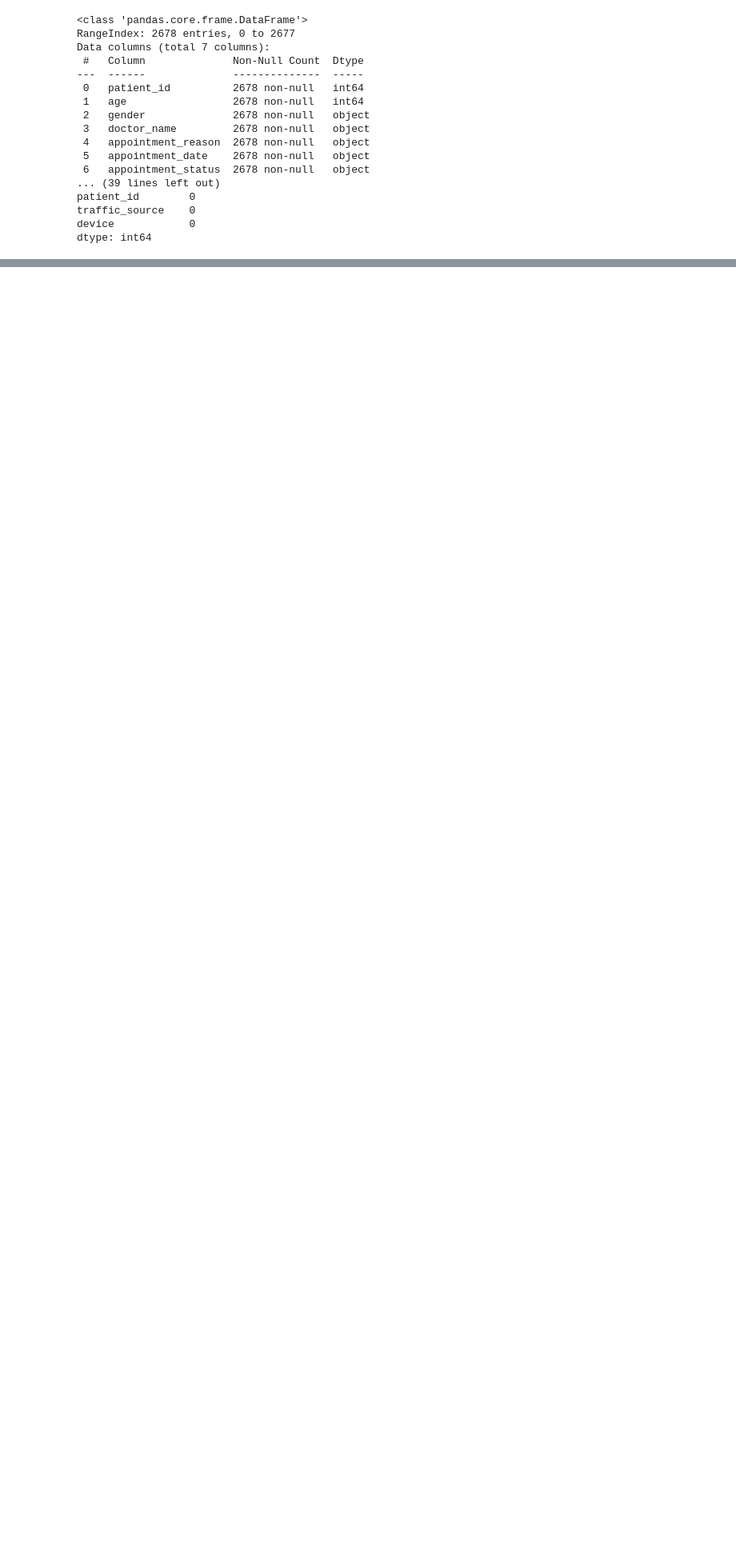
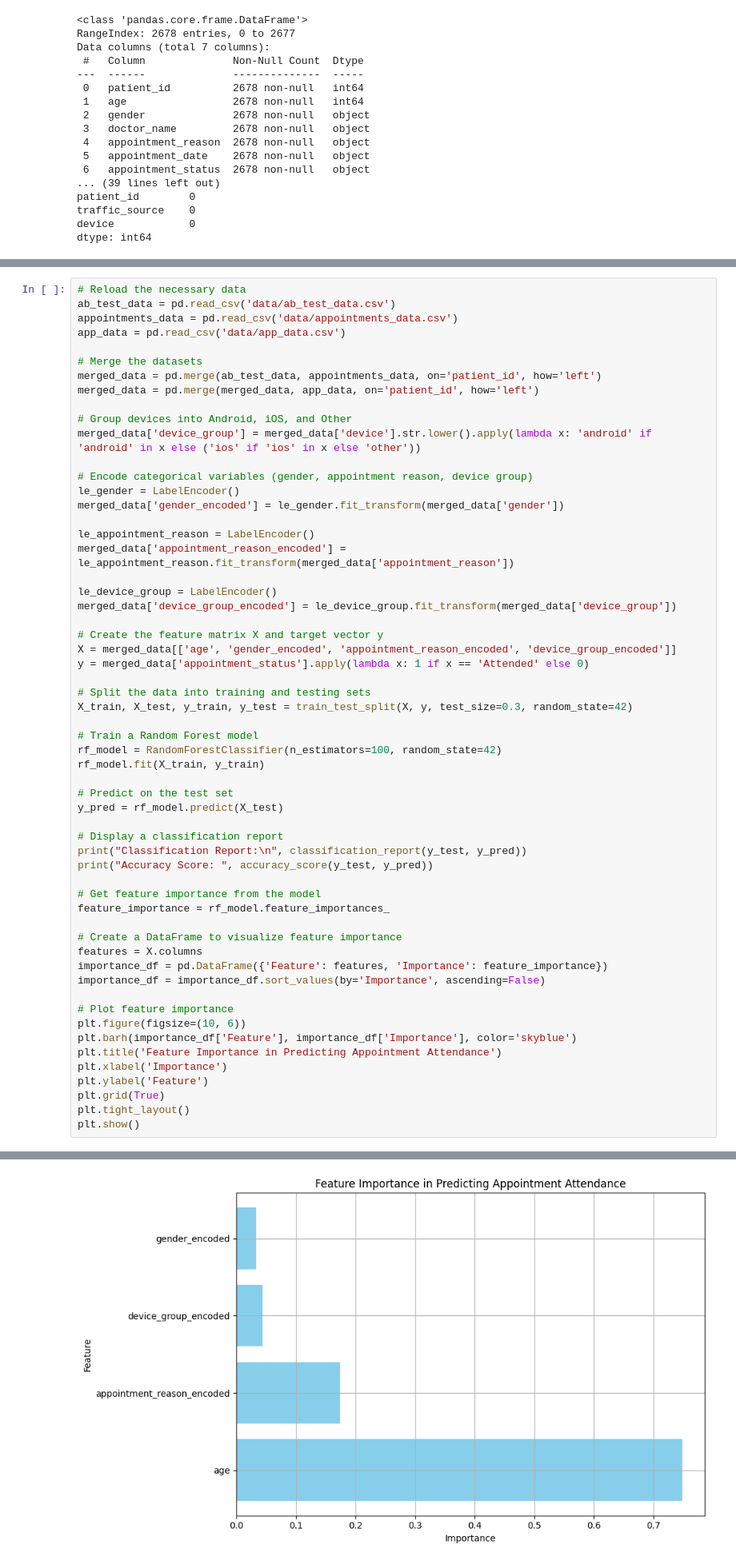
Before and after one commit to Ismat-Samadov/kyla_ProductAnalyst, a Jupyter notebook: EDA.ipynb, the cells around one changed output, grey strips where cells are left out. Shown at 80% size. Cells and saved outputs as stored; diff of their text form; blank space fills up the shorter version.

```diff
--- a/EDA.ipynb
+++ b/EDA.ipynb
@@ -201,0 +150,59 @@ weighted avg       0.60      0.78      0.68      1698
+# %%
+# Reload the necessary data
+ab_test_data = pd.read_csv('data/ab_test_data.csv')
+appointments_data = pd.read_csv('data/appointments_data.csv')
+app_data = pd.read_csv('data/app_data.csv')
+
+# Merge the datasets
+merged_data = pd.merge(ab_test_data, appointments_data, on='patient_id', how='left')
+merged_data = pd.merge(merged_data, app_data, on='patient_id', how='left')
+
+# Group devices into Android, iOS, and Other
+merged_data['device_group'] = merged_data['device'].str.lower().apply(lambda x: 'android' if 'android' in x else ('ios' if 'ios' in x else 'other'))
+
+# Encode categorical variables (gender, appointment reason, device group)
+le_gender = LabelEncoder()
+merged_data['gender_encoded'] = le_gender.fit_transform(merged_data['gender'])
+
+le_appointment_reason = LabelEncoder()
+merged_data['appointment_reason_encoded'] = le_appointment_reason.fit_transform(merged_data['appointment_reason'])
+
+le_device_group = LabelEncoder()
+merged_data['device_group_encoded'] = le_device_group.fit_transform(merged_data['device_group'])
+
+# Create the feature matrix X and target vector y
+X = merged_data[['age', 'gender_encoded', 'appointment_reason_encoded', 'device_group_encoded']]
+y = merged_data['appointment_status'].apply(lambda x: 1 if x == 'Attended' else 0)
+
+# Split the data into training and testing sets
+X_train, X_test, y_train, y_test = train_test_split(X, y, test_size=0.3, random_state=42)
+
+# Train a Random Forest model
+rf_model = RandomForestClassifier(n_estimators=100, random_state=42)
+rf_model.fit(X_train, y_train)
+
+# Predict on the test set
+y_pred = rf_model.predict(X_test)
+
+# Display a classification report
+print("Classification Report:\n", classification_report(y_test, y_pred))
+print("Accuracy Score: ", accuracy_score(y_test, y_pred))
+
+# Get feature importance from the model
+feature_importance = rf_model.feature_importances_
+
+# Create a DataFrame to visualize feature importance
+features = X.columns
+importance_df = pd.DataFrame({'Feature': features, 'Importance': feature_importance})
+importance_df = importance_df.sort_values(by='Importance', ascending=False)
+
+# Plot feature importance
+plt.figure(figsize=(10, 6))
+plt.barh(importance_df['Feature'], importance_df['Importance'], color='skyblue')
+plt.title('Feature Importance in Predicting Appointment Attendance')
+plt.xlabel('Importance')
+plt.ylabel('Feature')
+plt.grid(True)
+plt.tight_layout()
+plt.show()
+# %% [output]
@@ -201,0 +220 @@ weighted avg       0.60      0.78      0.68      1698
+[figure, added]
```
Also changed, not shown: parts of 57 cells of this notebook.
